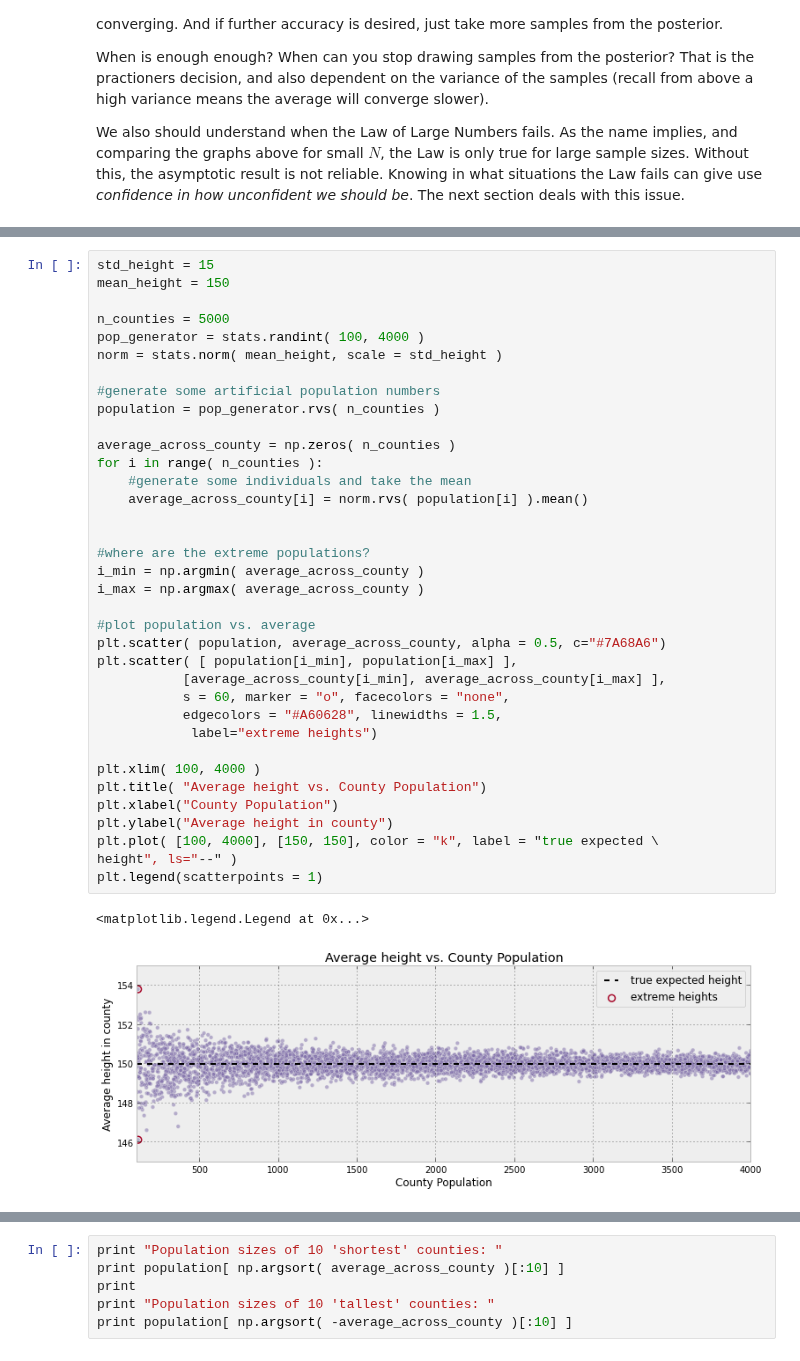
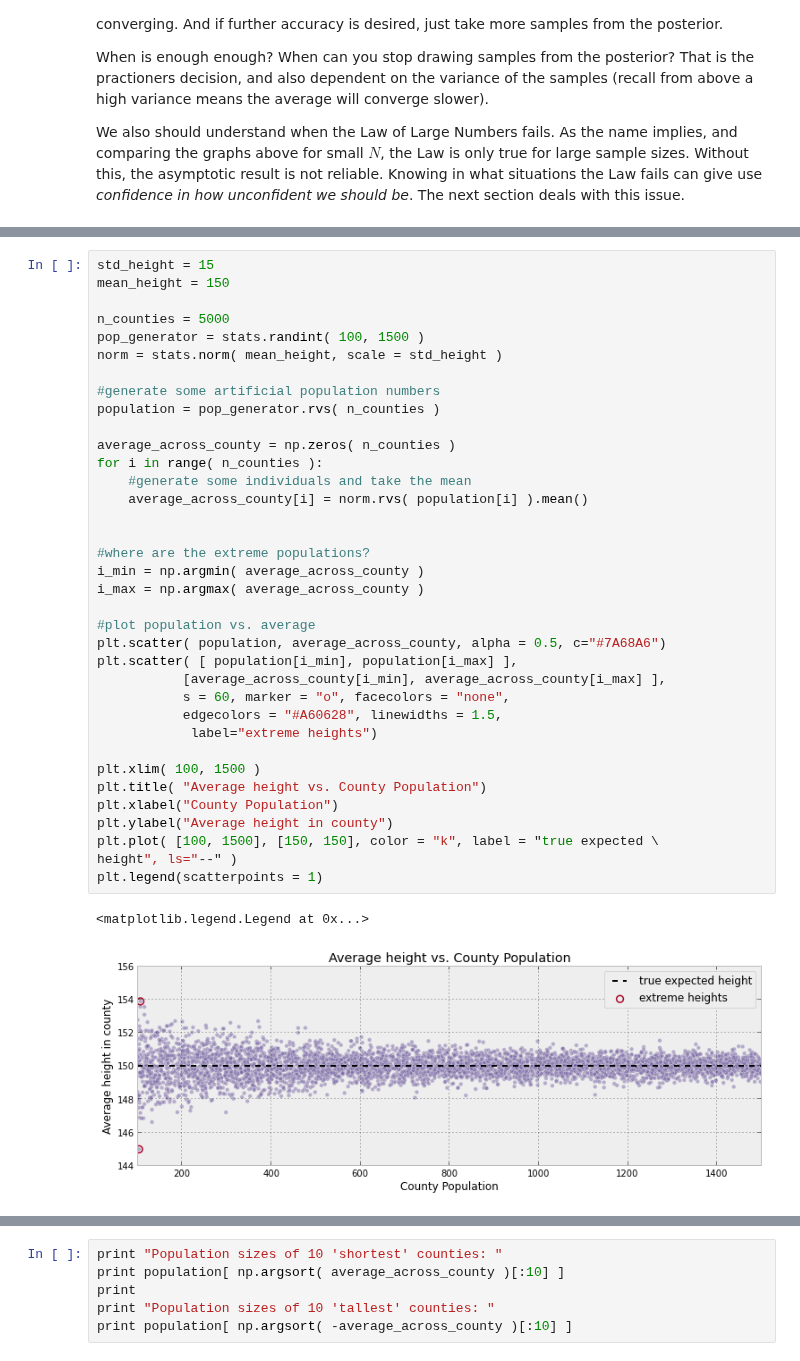
Before and after one commit to CamDavidsonPilon/Probabilistic-Programming-and-Bayesian-Methods-for-Hackers, a Jupyter notebook: Chapter4_TheGreatestTheoremNeverTold/LawOfLargeNumbers.ipynb, the cells around one changed output, grey strips where cells are left out. Saved outputs shown, nothing was run; the diff lists cells and outputs as text.

```diff
--- a/Chapter4_TheGreatestTheoremNeverTold/LawOfLargeNumbers.ipynb
+++ b/Chapter4_TheGreatestTheoremNeverTold/LawOfLargeNumbers.ipynb
@@ -189,40 +189,40 @@ std_height = 15
 mean_height = 150
 
 n_counties = 5000
-pop_generator = stats.randint( 100, 4000 )
+pop_generator = stats.randint( 100, 1500 )
 norm = stats.norm( mean_height, scale = std_height )
 
 #generate some artificial population numbers
 population = pop_generator.rvs( n_counties )
 
 average_across_county = np.zeros( n_counties )
 for i in range( n_counties ):
     #generate some individuals and take the mean
     average_across_county[i] = norm.rvs( population[i] ).mean()
 
 
 #where are the extreme populations?
 i_min = np.argmin( average_across_county )
 i_max = np.argmax( average_across_county )
 
 #plot population vs. average
 plt.scatter( population, average_across_county, alpha = 0.5, c="#7A68A6")
 plt.scatter( [ population[i_min], population[i_max] ],
            [average_across_county[i_min], average_across_county[i_max] ],
            s = 60, marker = "o", facecolors = "none",
            edgecolors = "#A60628", linewidths = 1.5,
             label="extreme heights")
 
-plt.xlim( 100, 4000 )
+plt.xlim( 100, 1500 )
 plt.title( "Average height vs. County Population")
 plt.xlabel("County Population")
 plt.ylabel("Average height in county")
-plt.plot( [100, 4000], [150, 150], color = "k", label = "true expected \
+plt.plot( [100, 1500], [150, 150], color = "k", label = "true expected \
 height", ls="--" )
 plt.legend(scatterpoints = 1)
 # %% [output]
 <matplotlib.legend.Legend at 0x...>
-[figure, old version]
+[figure, new version]
 # %% [markdown]
 What do we observe? *Without accounting for population* we run the risk of making an enourmous inference error: if we ignored population size, we would say that the county with the shortest and tallest individuals have been correctly circled. But this inference is wrong for the following reason. These two counties do *not* necessarily have the most extreme heights. The error is that the calculated average of the small population is not a good reflection of the true expected value of the popuation (which should be $\mu =150$). The sample size/population size/$N$, whatever you want to call it,  is simply too small to invoke the Law of Large Numbers effectively.
 
```
Also changed, not shown: parts of 4 cells of this notebook, 1 other file.
